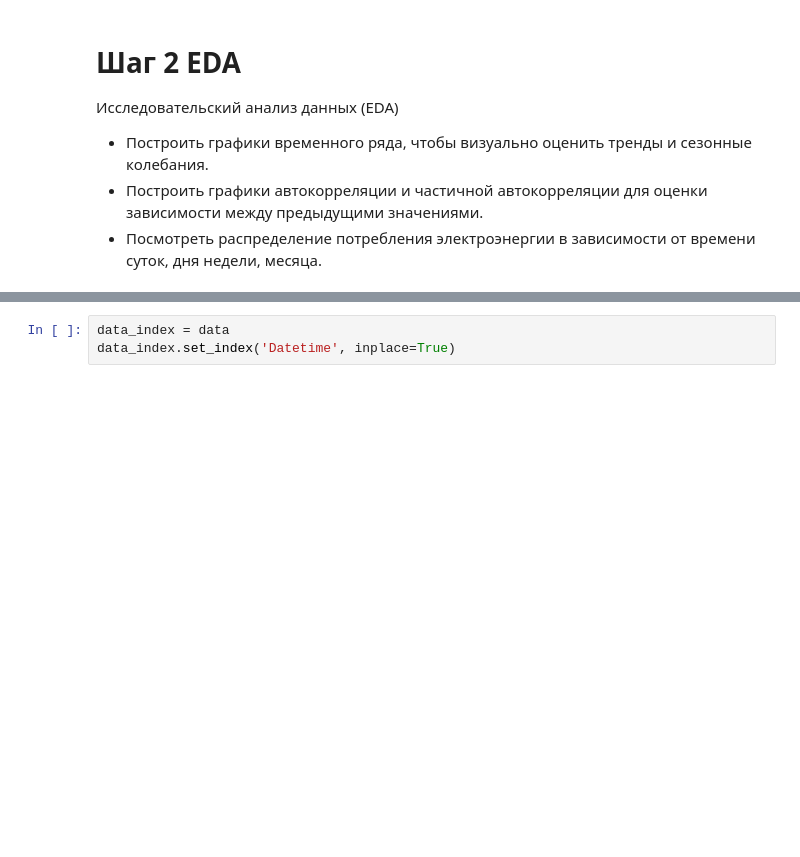
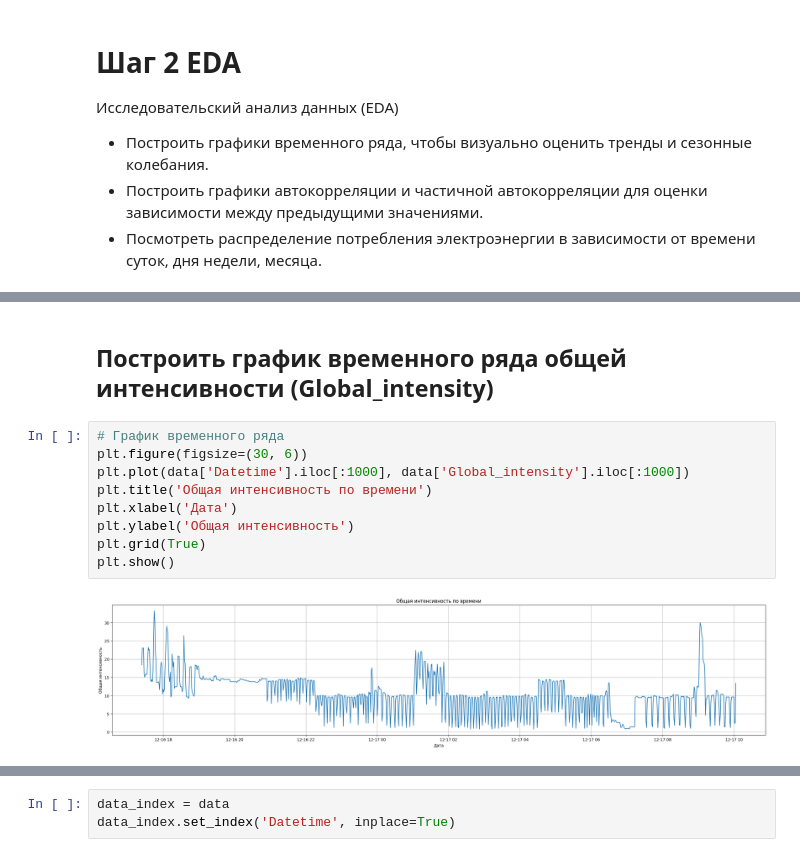
Before and after one commit to zyf2021/Forecasting-electricity-consumption, a Jupyter notebook: forecasting-electricity-consumption.ipynb, the cells around one changed output, grey strips where cells are left out. Cells and saved outputs as stored; diff of their text form; blank space fills up the shorter version.

```diff
--- a/forecasting-electricity-consumption.ipynb
+++ b/forecasting-electricity-consumption.ipynb
@@ -175,0 +249,13 @@ plt.show()
+# %% [markdown]
+## Построить график временного ряда общей интенсивности (Global_intensity)
+# %%
+# График временного ряда
+plt.figure(figsize=(30, 6))
+plt.plot(data['Datetime'].iloc[:1000], data['Global_intensity'].iloc[:1000])
+plt.title('Общая интенсивность по времени')
+plt.xlabel('Дата')
+plt.ylabel('Общая интенсивность')
+plt.grid(True)
+plt.show()
+# %% [output]
+[figure, added]
```
Also changed, not shown: parts of 64 cells of this notebook.
